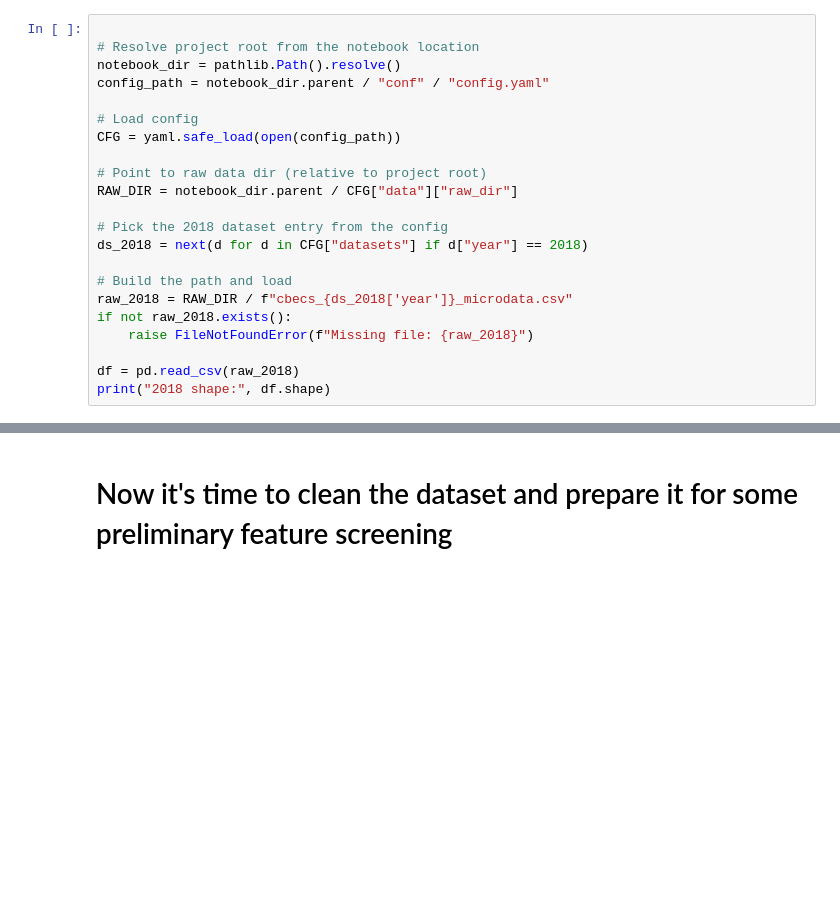
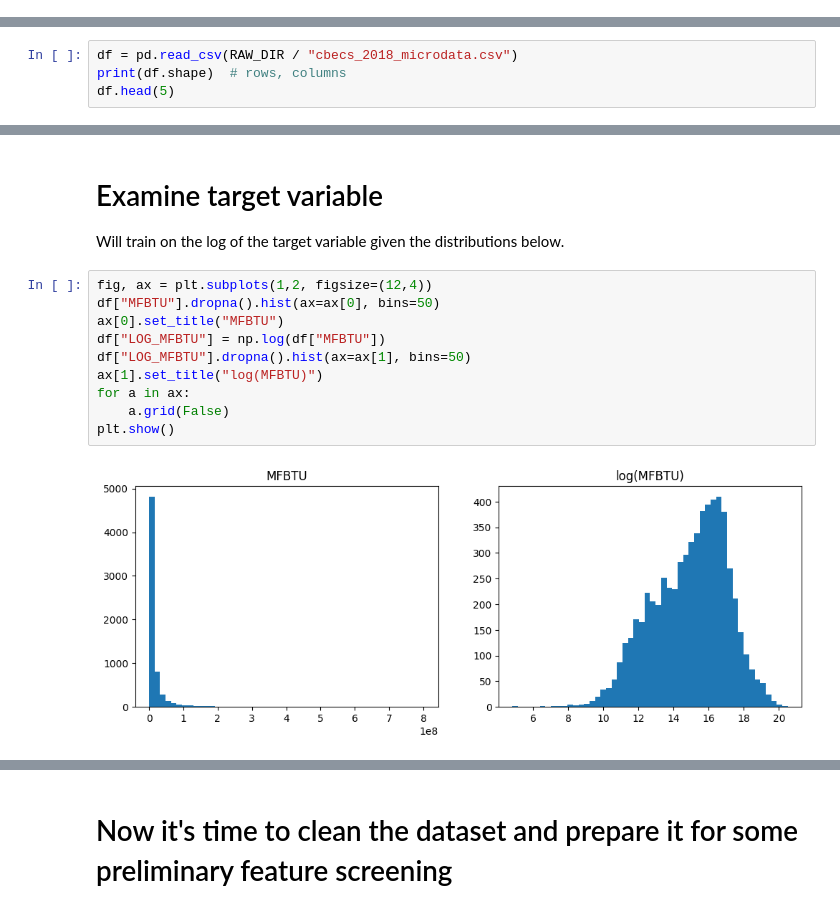
Before and after one commit to dgorin1/CBECS_portfolio, a Jupyter notebook: notebooks/01_eda.ipynb, the cells around one changed output, grey strips where cells are left out. Drawn from its saved outputs; the diff is of its cells as text; blank space fills up the shorter version.

Commit message:
started cleaning up EDA notebook

```diff
--- a/notebooks/01_eda.ipynb
+++ b/notebooks/01_eda.ipynb
@@ -16,22 +48,0 @@ Now we'll read in data from both 2018. Because there are so many features in bot
-# %%
-
-# Resolve project root from the notebook location
-notebook_dir = pathlib.Path().resolve()
-config_path = notebook_dir.parent / "conf" / "config.yaml"
-
-# Load config
-CFG = yaml.safe_load(open(config_path))
-
-# Point to raw data dir (relative to project root)
-RAW_DIR = notebook_dir.parent / CFG["data"]["raw_dir"]
-
-# Pick the 2018 dataset entry from the config
-ds_2018 = next(d for d in CFG["datasets"] if d["year"] == 2018)
-
-# Build the path and load
-raw_2018 = RAW_DIR / f"cbecs_{ds_2018['year']}_microdata.csv"
-if not raw_2018.exists():
-    raise FileNotFoundError(f"Missing file: {raw_2018}")
-
-df = pd.read_csv(raw_2018)
-print("2018 shape:", df.shape)
@@ -56,0 +49,4 @@ There are 1249 columns in this dataset. Next step is to trim features that aren'
+# %%
+df = pd.read_csv(RAW_DIR / "cbecs_2018_microdata.csv")
+print(df.shape)  # rows, columns
+df.head(5)
@@ -56,0 +93,16 @@ There are 1249 columns in this dataset. Next step is to trim features that aren'
+# %% [markdown]
+# Examine target variable
+
+Will train on the log of the target variable given the distributions below.
+# %%
+fig, ax = plt.subplots(1,2, figsize=(12,4))
+df["MFBTU"].dropna().hist(ax=ax[0], bins=50)
+ax[0].set_title("MFBTU")
+df["LOG_MFBTU"] = np.log(df["MFBTU"])
+df["LOG_MFBTU"].dropna().hist(ax=ax[1], bins=50)
+ax[1].set_title("log(MFBTU)")
+for a in ax:
+    a.grid(False)
+plt.show()
+# %% [output]
+[figure, added]
```
Also changed, not shown: parts of 27 cells of this notebook, 1 other file.
